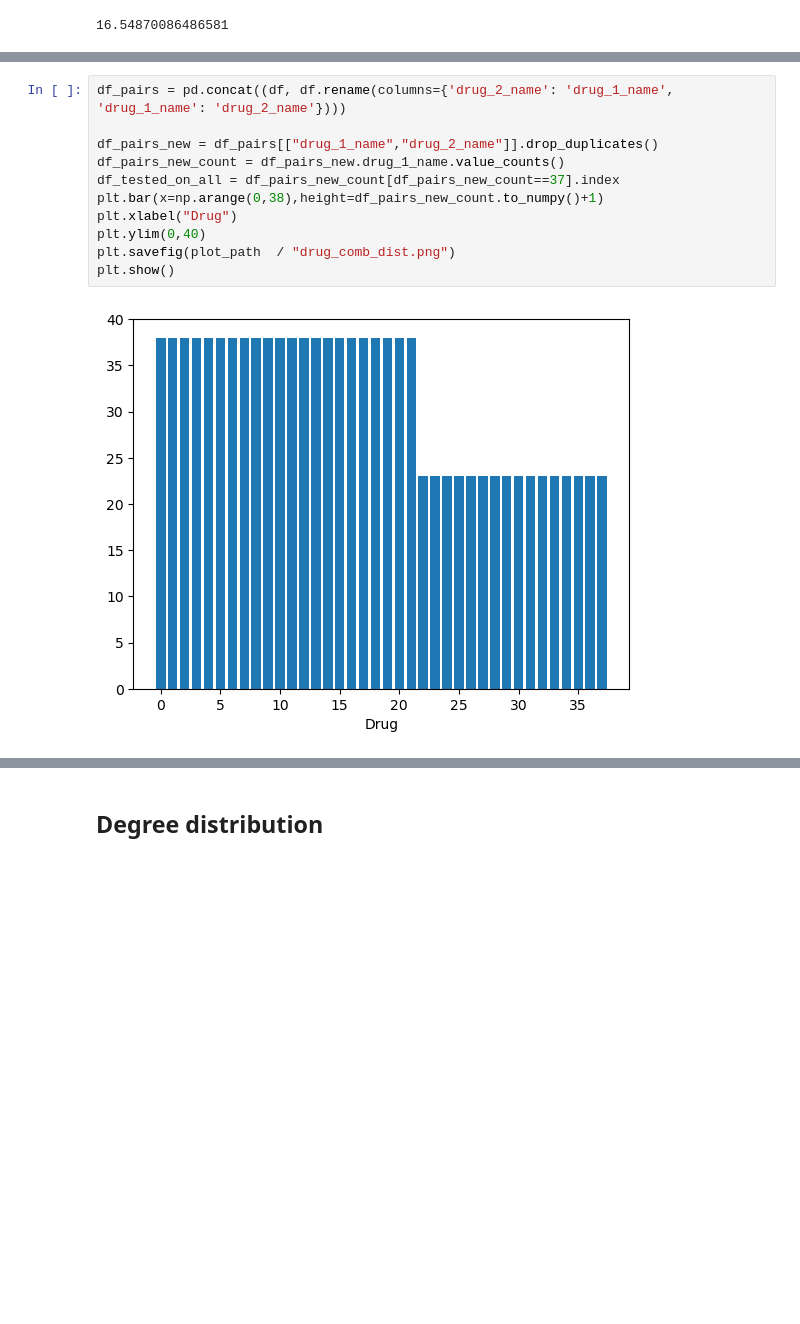
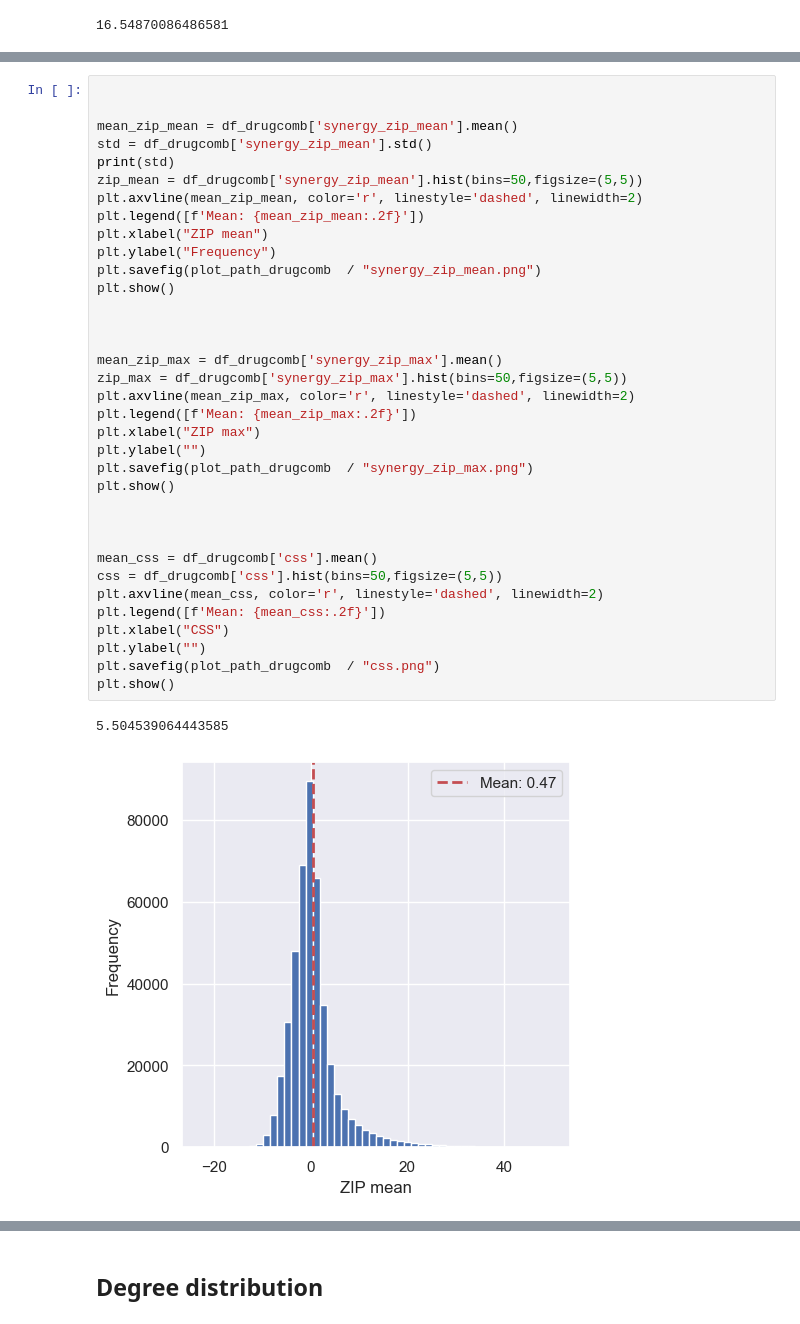
Before and after one commit to Madscba/GRLDrugProp, a Jupyter notebook: notebooks/Data_exploration_zip.ipynb, the cells around one changed output, grey strips where cells are left out. Saved outputs shown, nothing was run; the diff lists cells and outputs as text; blank space fills up the shorter version.

```diff
--- a/notebooks/Data_exploration_zip.ipynb
+++ b/notebooks/Data_exploration_zip.ipynb
@@ -145,13 +174,38 @@ df_pairs_new.shape
-# %%
-df_pairs = pd.concat((df, df.rename(columns={'drug_2_name': 'drug_1_name', 'drug_1_name': 'drug_2_name'})))
-
-df_pairs_new = df_pairs[["drug_1_name","drug_2_name"]].drop_duplicates()
-df_pairs_new_count = df_pairs_new.drug_1_name.value_counts()
-df_tested_on_all = df_pairs_new_count[df_pairs_new_count==37].index
-plt.bar(x=np.arange(0,38),height=df_pairs_new_count.to_numpy()+1)
-plt.xlabel("Drug")
-plt.ylim(0,40)
-plt.savefig(plot_path  / "drug_comb_dist.png")
-plt.show()
-# %% [output]
-[figure, removed]
+# %%
+
+
+mean_zip_mean = df_drugcomb['synergy_zip_mean'].mean()
+std = df_drugcomb['synergy_zip_mean'].std()
+print(std)
+zip_mean = df_drugcomb['synergy_zip_mean'].hist(bins=50,figsize=(5,5))
+plt.axvline(mean_zip_mean, color='r', linestyle='dashed', linewidth=2)
+plt.legend([f'Mean: {mean_zip_mean:.2f}'])
+plt.xlabel("ZIP mean")
+plt.ylabel("Frequency")
+plt.savefig(plot_path_drugcomb  / "synergy_zip_mean.png")
+plt.show()
+
+
+
+mean_zip_max = df_drugcomb['synergy_zip_max'].mean()
+zip_max = df_drugcomb['synergy_zip_max'].hist(bins=50,figsize=(5,5))
+plt.axvline(mean_zip_max, color='r', linestyle='dashed', linewidth=2)
+plt.legend([f'Mean: {mean_zip_max:.2f}'])
+plt.xlabel("ZIP max")
+plt.ylabel("")
+plt.savefig(plot_path_drugcomb  / "synergy_zip_max.png")
+plt.show()
+
+
+
+mean_css = df_drugcomb['css'].mean()
+css = df_drugcomb['css'].hist(bins=50,figsize=(5,5))
+plt.axvline(mean_css, color='r', linestyle='dashed', linewidth=2)
+plt.legend([f'Mean: {mean_css:.2f}'])
+plt.xlabel("CSS")
+plt.ylabel("")
+plt.savefig(plot_path_drugcomb  / "css.png")
+plt.show()
+# %% [output]
+5.504539064443585
+[figure, added]
```
Also changed, not shown: parts of 8 cells of this notebook, 8 other files.
